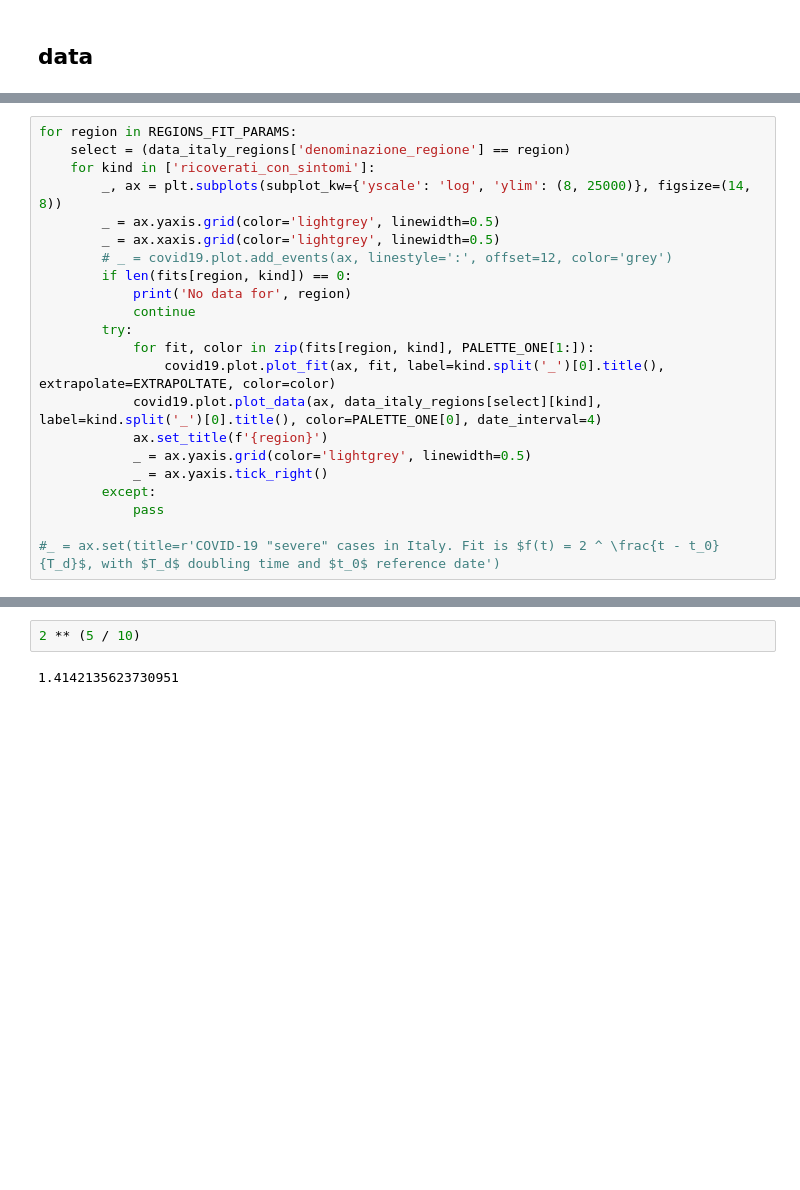
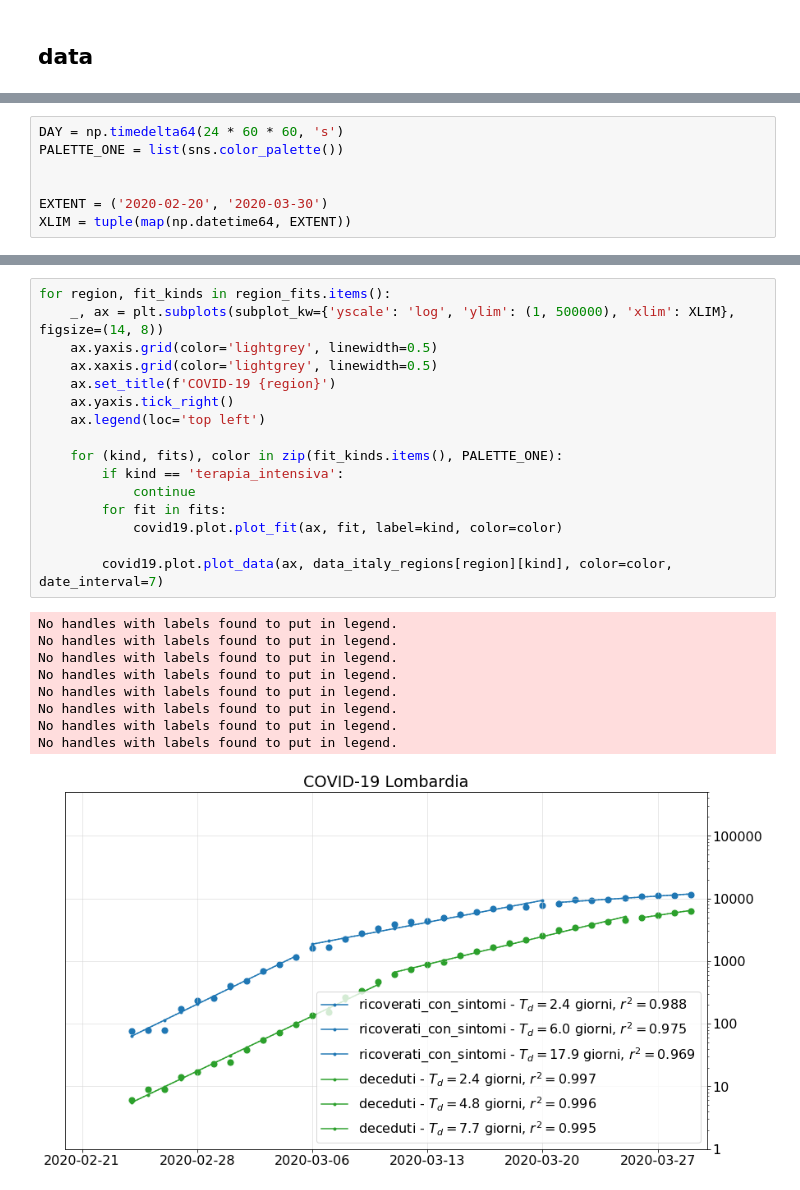
Before and after one commit to alexamici/covid-19-notebooks, a Jupyter notebook: notebooks/italy-regions-situation-report.ipynb, the cells around one changed output, grey strips where cells are left out. Cells and saved outputs as stored; diff of their text form; blank space fills up the shorter version.

```diff
--- a/notebooks/italy-regions-situation-report.ipynb
+++ b/notebooks/italy-regions-situation-report.ipynb
@@ -131,0 +61,7 @@ PALETTE = itertools.cycle(PALETTE_ONE)
+# %%
+DAY = np.timedelta64(24 * 60 * 60, 's')
+PALETTE_ONE = list(sns.color_palette())
+
+
+EXTENT = ('2020-02-20', '2020-03-30')
+XLIM = tuple(map(np.datetime64, EXTENT))
@@ -155,22 +125,0 @@ skipping: Valle d'Aosta 2020-03-06T00:00:00 2020-03-11
-# %%
-for region in REGIONS_FIT_PARAMS:
-    select = (data_italy_regions['denominazione_regione'] == region)
-    for kind in ['ricoverati_con_sintomi']:
-        _, ax = plt.subplots(subplot_kw={'yscale': 'log', 'ylim': (8, 25000)}, figsize=(14, 8))
-        _ = ax.yaxis.grid(color='lightgrey', linewidth=0.5)
-        _ = ax.xaxis.grid(color='lightgrey', linewidth=0.5)
-        # _ = covid19.plot.add_events(ax, linestyle=':', offset=12, color='grey')
-        if len(fits[region, kind]) == 0:
-            print('No data for', region)
-            continue
-        try:
-            for fit, color in zip(fits[region, kind], PALETTE_ONE[1:]):
-                covid19.plot.plot_fit(ax, fit, label=kind.split('_')[0].title(), extrapolate=EXTRAPOLTATE, color=color)
-            covid19.plot.plot_data(ax, data_italy_regions[select][kind], label=kind.split('_')[0].title(), color=PALETTE_ONE[0], date_interval=4)
-            ax.set_title(f'{region}')
-            _ = ax.yaxis.grid(color='lightgrey', linewidth=0.5)
-            _ = ax.yaxis.tick_right()
-        except:
-            pass
-
-#_ = ax.set(title=r'COVID-19 "severe" cases in Italy. Fit is $f(t) = 2 ^ \frac{t - t_0}{T_d}$, with $T_d$ doubling time and $t_0$ reference date')
@@ -258,4 +126,26 @@ data_italy_regions[data_italy_regions['denominazione_regione'] == 'Lombardia']
-# %%
-2 ** (5 / 10)
-# %% [output]
-1.4142135623730951
+# %%
+for region, fit_kinds in region_fits.items():
+    _, ax = plt.subplots(subplot_kw={'yscale': 'log', 'ylim': (1, 500000), 'xlim': XLIM}, figsize=(14, 8))
+    ax.yaxis.grid(color='lightgrey', linewidth=0.5)
+    ax.xaxis.grid(color='lightgrey', linewidth=0.5)
+    ax.set_title(f'COVID-19 {region}')
+    ax.yaxis.tick_right()
+    ax.legend(loc='top left')
+
+    for (kind, fits), color in zip(fit_kinds.items(), PALETTE_ONE):
+        if kind == 'terapia_intensiva':
+            continue
+        for fit in fits:
+            covid19.plot.plot_fit(ax, fit, label=kind, color=color)
+
+        covid19.plot.plot_data(ax, data_italy_regions[region][kind], color=color, date_interval=7)
+# %% [output]
+No handles with labels found to put in legend.
+No handles with labels found to put in legend.
+No handles with labels found to put in legend.
+No handles with labels found to put in legend.
+No handles with labels found to put in legend.
+No handles with labels found to put in legend.
+No handles with labels found to put in legend.
+No handles with labels found to put in legend.
+[figure, added]
```
Also changed, not shown: parts of 13 cells of this notebook, 1 other file.
